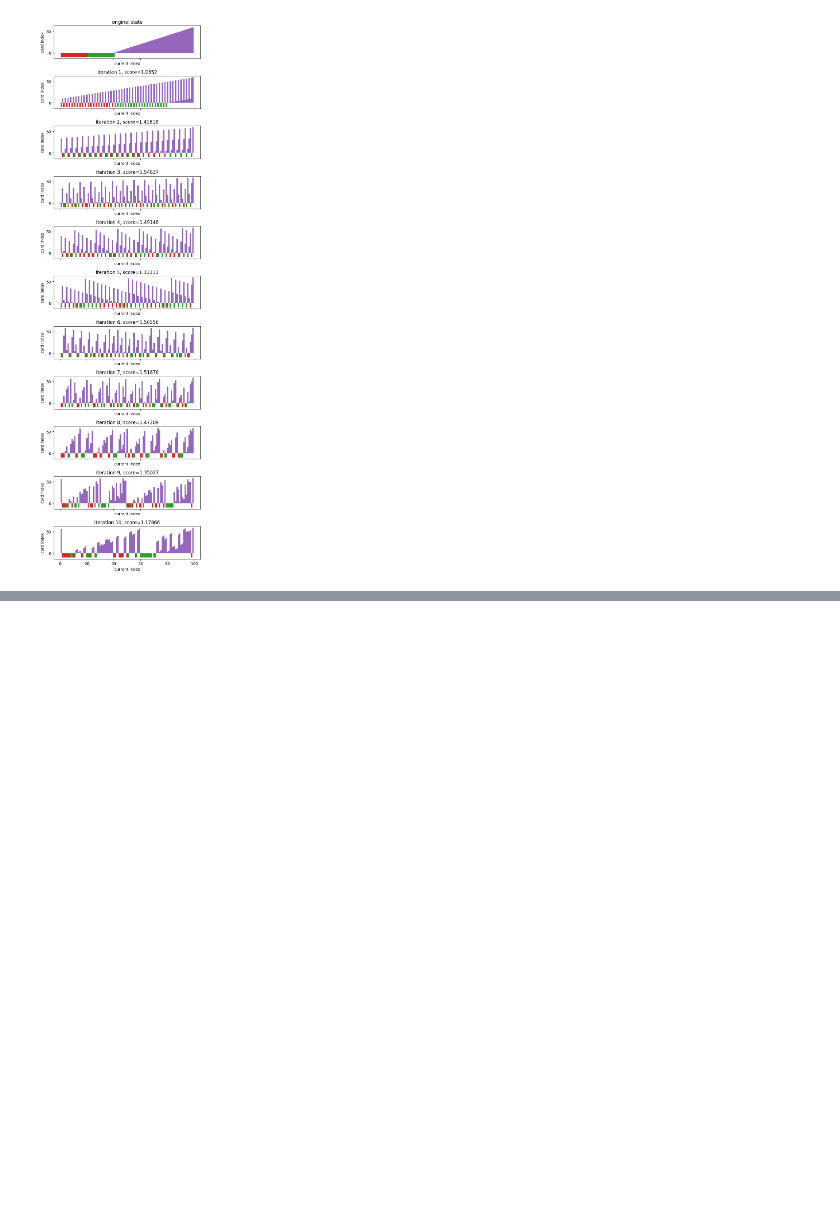
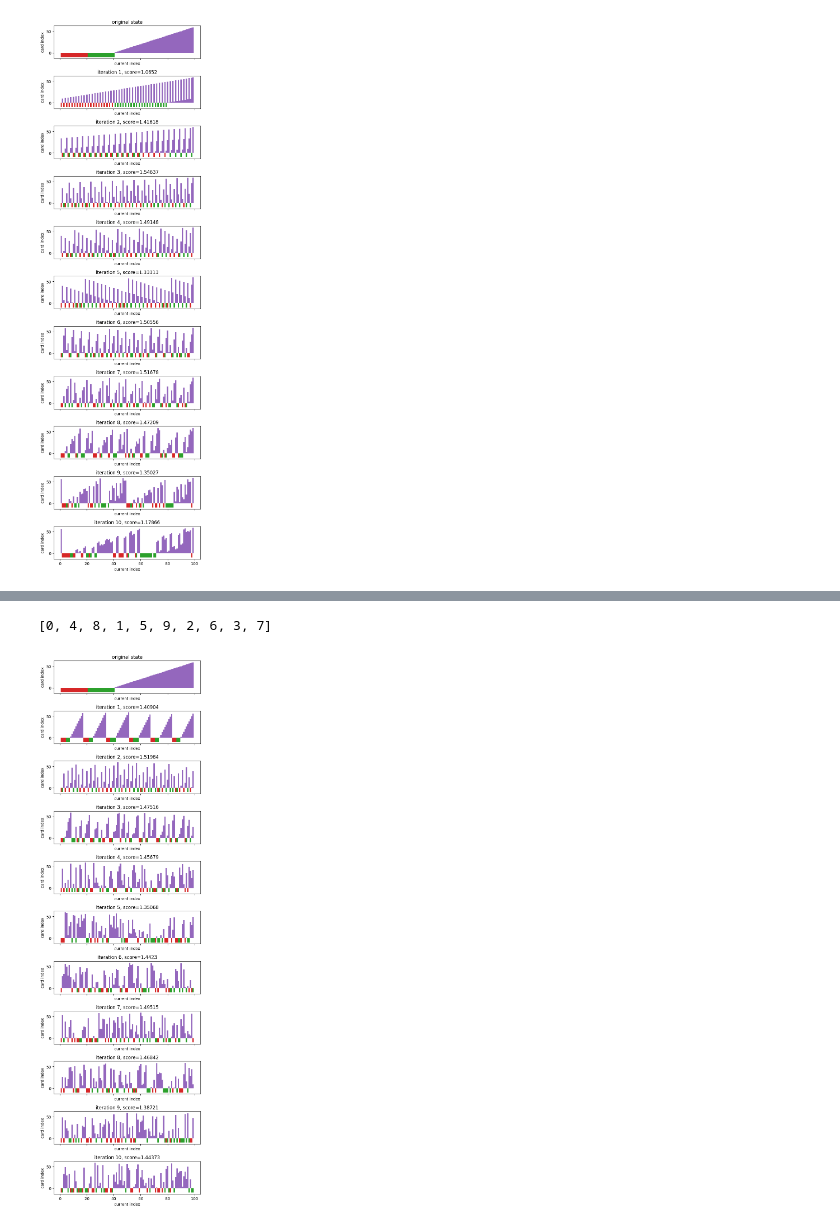
Before and after one commit to nouseforkeys/shuffle-visualisation, a Jupyter notebook: shuffle_visualisation.ipynb, the cells around one changed output, grey strips where cells are left out. Saved outputs shown, nothing was run; the diff lists cells and outputs as text; code cells hidden in the pictures; blank space fills up the shorter version.

Commit message:
added riffle shufle, pile shuffle and random pile shuffle gifs and plots

```diff
--- a/shuffle_visualisation.ipynb
+++ b/shuffle_visualisation.ipynb
@@ -373,0 +380,45 @@ visualise_shuffle_iterations(ordered_deck, riffle_shuffle, 10)
+# %%
+def pile_shuffle(
+    library: list, n_piles: int, random_allocation: bool,
+    random_assembly: bool,
+    allocation_seed: int = 0, assembly_seed: int = 0
+) -> list:
+    """returns a copy of the library with pile shuffle performed"""
+    # create the piles
+    pile_indecies = list(range(n_piles))
+    piles = [list() for _ in pile_indecies]
+
+    # pop a cards off the library one by one
+    random.seed(allocation_seed)
+    lib_copy = deepcopy(library)
+    while len(lib_copy) > 0:
+        if random_allocation:
+            random.shuffle(pile_indecies)
+        for pile_index in pile_indecies:
+            try:
+                piles[pile_index].append(lib_copy.pop(0))
+            except IndexError:
+                break
+
+    # re-assemble the piles
+    shuffled = []
+    pile_indecies = list(range(n_piles))
+    if random_assembly:
+        random.seed(assembly_seed)
+        random.shuffle(pile_indecies)
+    for pile_index in pile_indecies:
+        shuffled.extend(piles[pile_index])
+
+    return shuffled
+
+print(pile_shuffle(list(range(10)), 4, False, False))
+# %% [output]
+[0, 4, 8, 1, 5, 9, 2, 6, 3, 7]
+# %%
+def pile_shuffle_6_det(library: int, *args, **kwargs) -> list:
+    """pile shuffle with 6 piles which is deterministic"""
+    return pile_shuffle(library, 6, False, False)
+
+visualise_shuffle_iterations(ordered_deck, pile_shuffle_6_det, 10)
+# %% [output]
+[figure, added]
```
Also changed, not shown: parts of 3 cells of this notebook, 3 other files.
